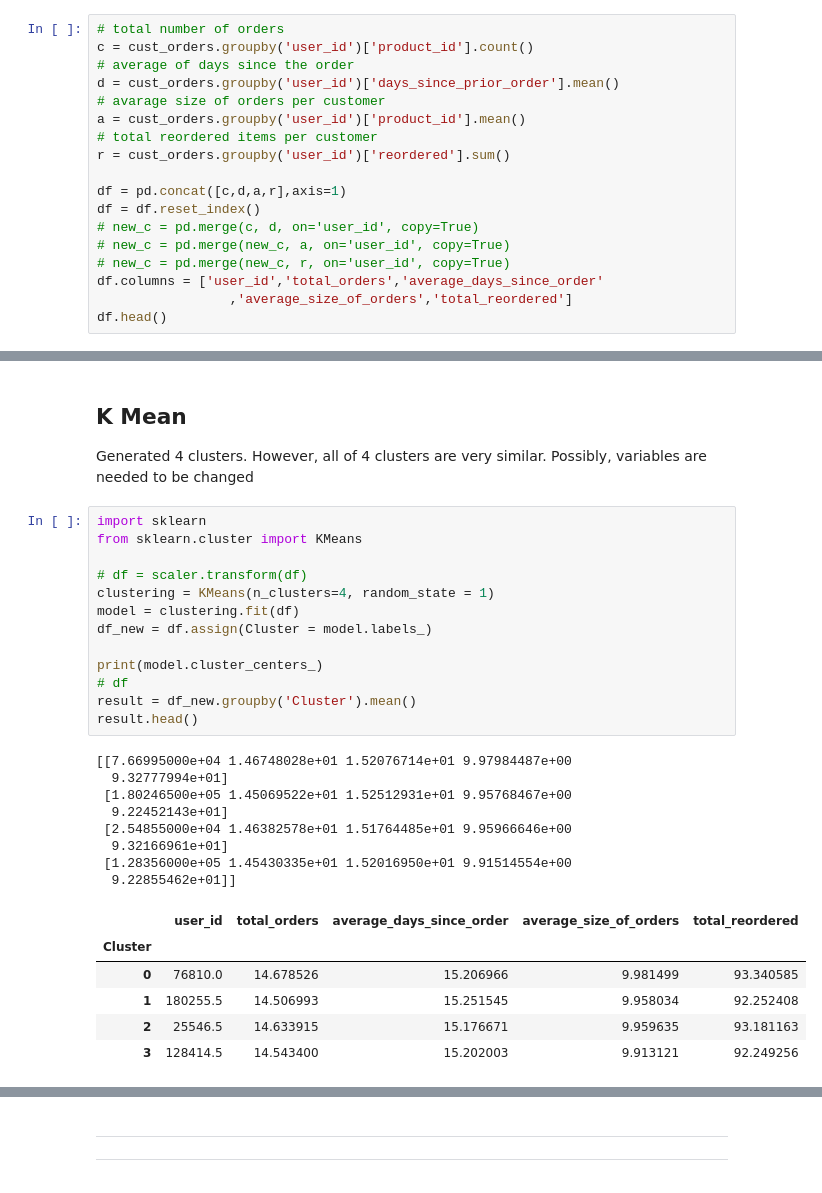
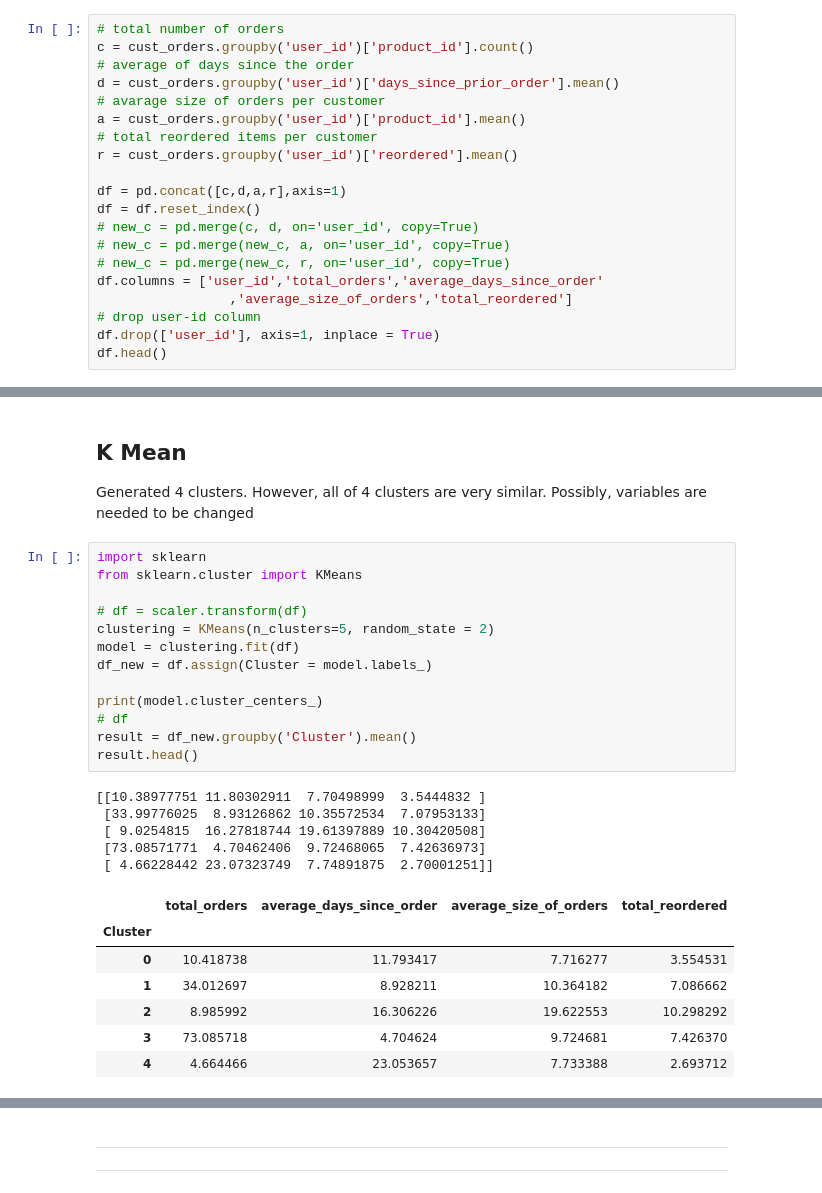
Before and after one commit to donkimc/Instacart_capstone, a Jupyter notebook: instacart_datalab.ipynb, the cells around one changed output, grey strips where cells are left out. Drawn from its saved outputs; the diff is of its cells as text.

```diff
--- a/instacart_datalab.ipynb
+++ b/instacart_datalab.ipynb
@@ -467,7 +490,7 @@ d = cust_orders.groupby('user_id')['days_since_prior_order'].mean()
 # avarage size of orders per customer
 a = cust_orders.groupby('user_id')['product_id'].mean()
 # total reordered items per customer
-r = cust_orders.groupby('user_id')['reordered'].sum()
+r = cust_orders.groupby('user_id')['reordered'].mean()
 
 df = pd.concat([c,d,a,r],axis=1)
 df = df.reset_index()
@@ -476,5 +499,7 @@ df = df.reset_index()
 # new_c = pd.merge(new_c, r, on='user_id', copy=True)
 df.columns = ['user_id','total_orders','average_days_since_order'
                  ,'average_size_of_orders','total_reordered']
+# drop user-id column
+df.drop(['user_id'], axis=1, inplace = True)
 df.head()
 # %% [output]
@@ -505,28 +531,26 @@ Generated 4 clusters. However, all of 4 clusters are very similar. Possibly, var
 # %%
 import sklearn
 from sklearn.cluster import KMeans
 
 # df = scaler.transform(df)
-clustering = KMeans(n_clusters=4, random_state = 1)
+clustering = KMeans(n_clusters=5, random_state = 2)
 model = clustering.fit(df)
 df_new = df.assign(Cluster = model.labels_)
 
 print(model.cluster_centers_)
 # df
 result = df_new.groupby('Cluster').mean()
 result.head()
 # %% [output]
-[[7.66995000e+04 1.46748028e+01 1.52076714e+01 9.97984487e+00
-  9.32777994e+01]
- [1.80246500e+05 1.45069522e+01 1.52512931e+01 9.95768467e+00
-  9.22452143e+01]
- [2.54855000e+04 1.46382578e+01 1.51764485e+01 9.95966646e+00
-  9.32166961e+01]
- [1.28356000e+05 1.45430335e+01 1.52016950e+01 9.91514554e+00
-  9.22855462e+01]]
+[[10.38977751 11.80302911  7.70498999  3.5444832 ]
+ [33.99776025  8.93126862 10.35572534  7.07953133]
+ [ 9.0254815  16.27818744 19.61397889 10.30420508]
+ [73.08571771  4.70462406  9.72468065  7.42636973]
+ [ 4.66228442 23.07323749  7.74891875  2.70001251]]
-|  | user_id | total_orders | average_days_since_order | average_size_of_orders | total_reordered |
-| Cluster |  |  |  |  |  |
-| 0 | 76810.0 | 14.678526 | 15.206966 | 9.981499 | 93.340585 |
-| 1 | 180255.5 | 14.506993 | 15.251545 | 9.958034 | 92.252408 |
-| 2 | 25546.5 | 14.633915 | 15.176671 | 9.959635 | 93.181163 |
-| 3 | 128414.5 | 14.543400 | 15.202003 | 9.913121 | 92.249256 |
+|  | total_orders | average_days_since_order | average_size_of_orders | total_reordered |
+| Cluster |  |  |  |  |
+| 0 | 10.418738 | 11.793417 | 7.716277 | 3.554531 |
+| 1 | 34.012697 | 8.928211 | 10.364182 | 7.086662 |
+| 2 | 8.985992 | 16.306226 | 19.622553 | 10.298292 |
+| 3 | 73.085718 | 4.704624 | 9.724681 | 7.426370 |
+| 4 | 4.664466 | 23.053657 | 7.733388 | 2.693712 |
```
Also changed, not shown: parts of 48 cells of this notebook.
